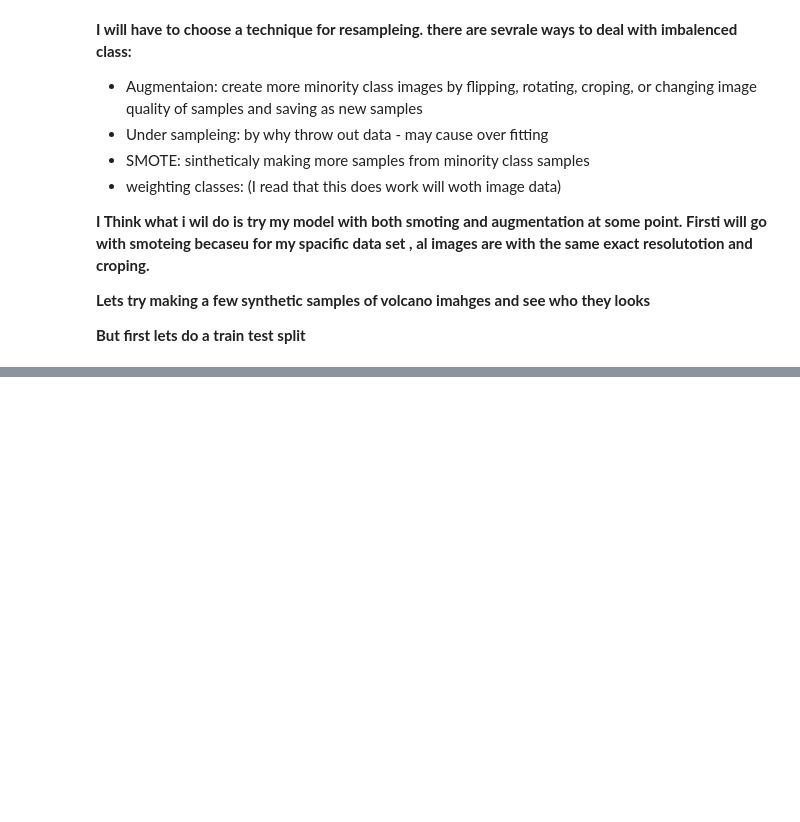
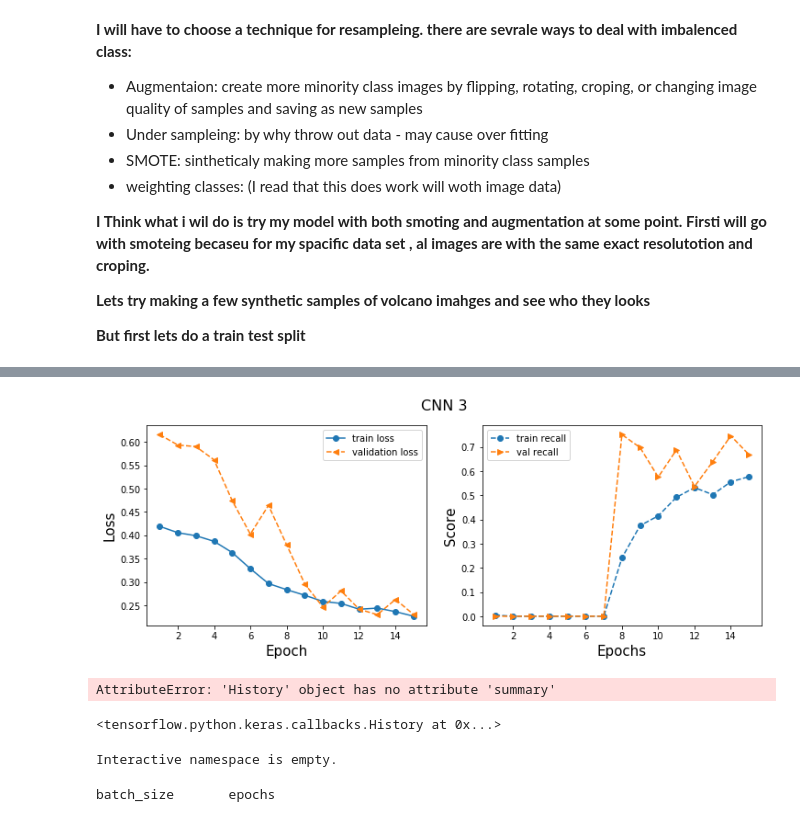
Before and after one commit to Iguanacolossus/Volcanoes-on-Venus, a Jupyter notebook: vov_nb.ipynb, the cells around one changed output, grey strips where cells are left out. Drawn from its saved outputs; the diff is of its cells as text; code cells hidden in the pictures; blank space fills up the shorter version.

```diff
--- a/vov_nb.ipynb
+++ b/vov_nb.ipynb
@@ -112,0 +140,3 @@ ModuleNotFoundError: No module named 'tensorflow'
+# %%
+metrics1 = ['accuracy','TruePositives', 'TrueNegatives','FalsePositives','FalseNegatives','Precision','Recall']
+metrics2 = ['Precision','Recall','accuracy']
@@ -112,0 +228,40 @@ ModuleNotFoundError: No module named 'tensorflow'
+# %%
+def lr_plot(model,model_name):
+    ''' input : model , model_name : tf model, str'''
+    history = model.history
+    x_arr = np.arange(len(history['loss']))+1
+    fig = plt.figure(figsize=(12,4))
+    ax= fig.add_subplot(1,2,1)
+    ax.plot(x_arr,history['loss'],'-o',label='train loss')
+    ax.plot(x_arr,history['val_loss'],'--<',label='validation loss')
+    ax.legend()
+    ax.set_xlabel('Epoch',size=15)
+    ax.set_ylabel('Loss',size=15)
+
+    ax = fig.add_subplot(1,2,2)
+    ax.plot(x_arr,history['recall'],'--o',label='train recall')
+    ax.plot(x_arr,history['val_recall'],'-->',label='val recall')
+    ax.legend()
+    ax.set_xlabel('Epochs',size=15)
+    ax.set_ylabel('Score',size=15)
+    fig.suptitle(model_name,fontsize='16')
+    plt.savefig('/home/rachel/Galvanize/capstone2/Cap2-repo/images/lr_plot_4.png')
+lr_plot(model3,'CNN 3')
+# %% [output]
+[figure, added]
+# %%
+history.summary()
+# %% [output]
+AttributeError: 'History' object has no attribute 'summary'
+# %%
+history
+# %% [output]
+<tensorflow.python.keras.callbacks.History at 0x...>
+# %%
+who
+# %% [output]
+Interactive namespace is empty.
+# %%
+who
+# %% [output]
+batch_size       epochs
```
Also changed, not shown: parts of 42 cells of this notebook, 10 other files.
